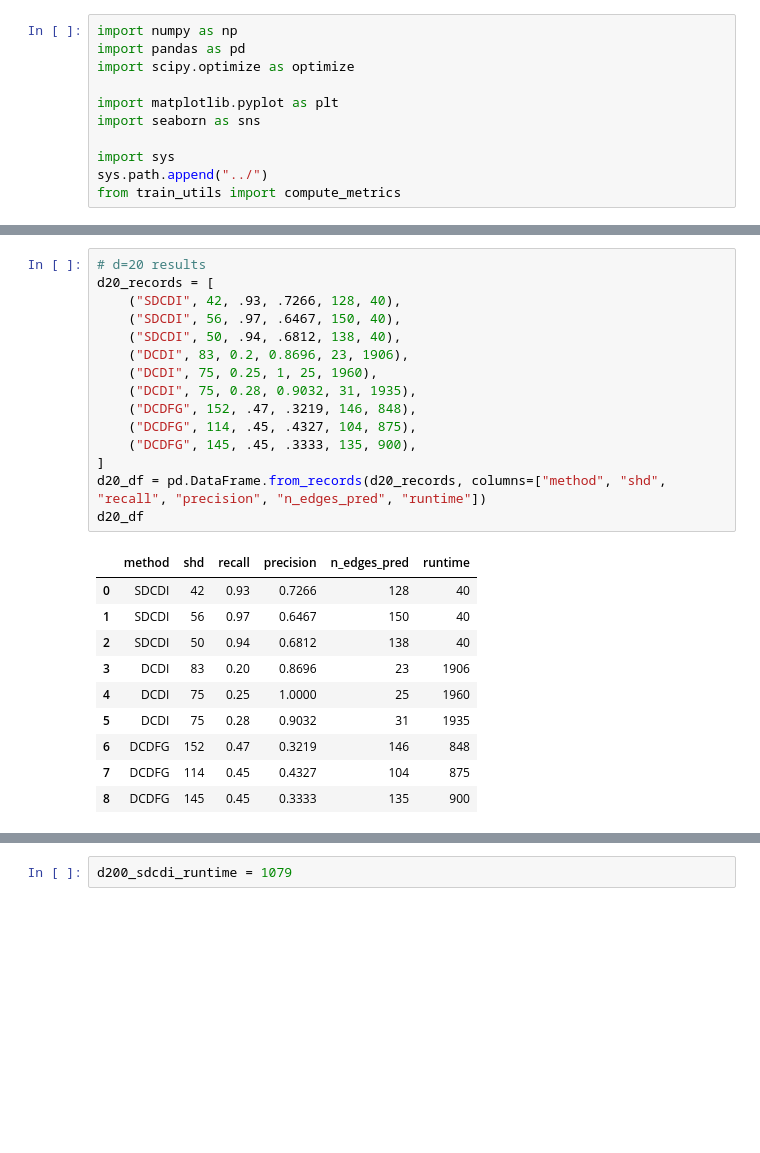
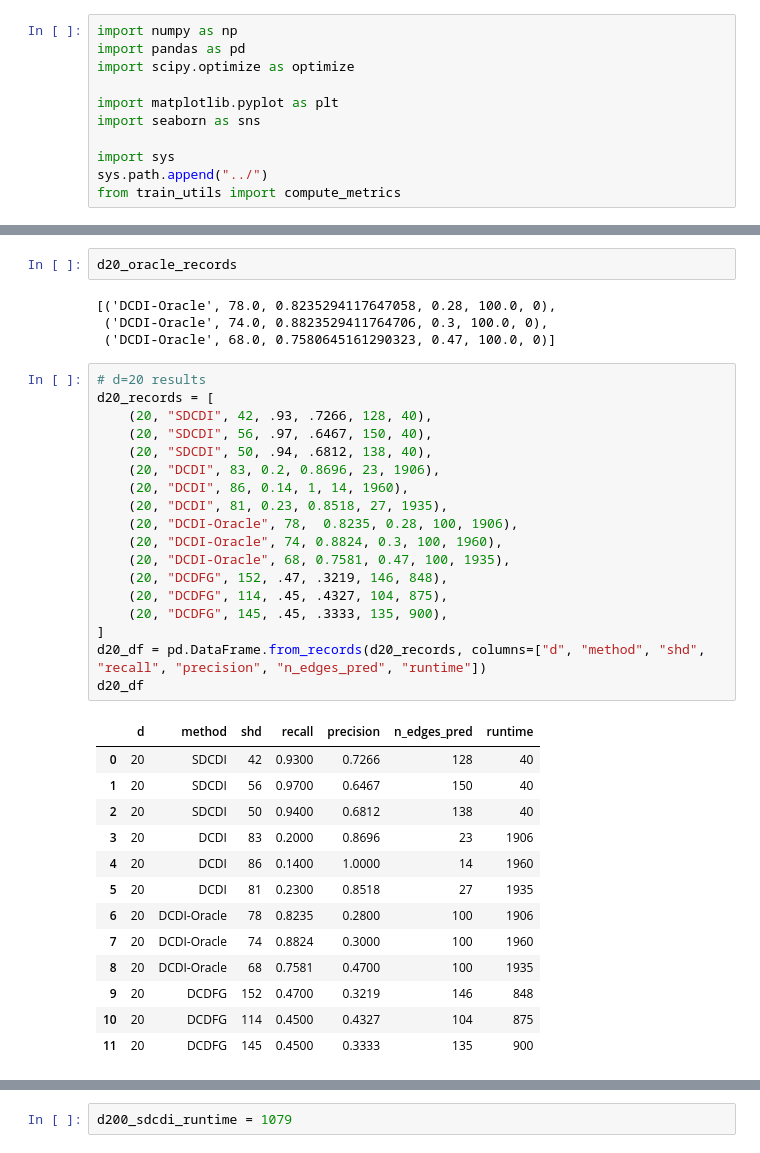
Before and after one commit to azizilab/sdcd, a Jupyter notebook: notebooks/fig_generation.ipynb, the cells around one changed output, grey strips where cells are left out. Cells and saved outputs as stored; diff of their text form; blank space fills up the shorter version.

```diff
--- a/notebooks/fig_generation.ipynb
+++ b/notebooks/fig_generation.ipynb
@@ -40,29 +45,41 @@ for seed in [0]:
+# %%
+d20_oracle_records
+# %% [output]
+[('DCDI-Oracle', 78.0, 0.8235294117647058, 0.28, 100.0, 0),
+ ('DCDI-Oracle', 74.0, 0.8823529411764706, 0.3, 100.0, 0),
+ ('DCDI-Oracle', 68.0, 0.7580645161290323, 0.47, 100.0, 0)]
 # %%
 # d=20 results
 d20_records = [
-    ("SDCDI", 42, .93, .7266, 128, 40),
-    ("SDCDI", 56, .97, .6467, 150, 40),
-    ("SDCDI", 50, .94, .6812, 138, 40),
-    ("DCDI", 83, 0.2, 0.8696, 23, 1906),
-    ("DCDI", 75, 0.25, 1, 25, 1960),
-    ("DCDI", 75, 0.28, 0.9032, 31, 1935),
-    ("DCDFG", 152, .47, .3219, 146, 848),
-    ("DCDFG", 114, .45, .4327, 104, 875),
-    ("DCDFG", 145, .45, .3333, 135, 900),
+    (20, "SDCDI", 42, .93, .7266, 128, 40),
+    (20, "SDCDI", 56, .97, .6467, 150, 40),
+    (20, "SDCDI", 50, .94, .6812, 138, 40),
+    (20, "DCDI", 83, 0.2, 0.8696, 23, 1906),
+    (20, "DCDI", 86, 0.14, 1, 14, 1960),
+    (20, "DCDI", 81, 0.23, 0.8518, 27, 1935),
+    (20, "DCDI-Oracle", 78,  0.8235, 0.28, 100, 1906),
+    (20, "DCDI-Oracle", 74, 0.8824, 0.3, 100, 1960),
+    (20, "DCDI-Oracle", 68, 0.7581, 0.47, 100, 1935),
+    (20, "DCDFG", 152, .47, .3219, 146, 848),
+    (20, "DCDFG", 114, .45, .4327, 104, 875),
+    (20, "DCDFG", 145, .45, .3333, 135, 900),
 ]
-d20_df = pd.DataFrame.from_records(d20_records, columns=["method", "shd", "recall", "precision", "n_edges_pred", "runtime"])
+d20_df = pd.DataFrame.from_records(d20_records, columns=["d", "method", "shd", "recall", "precision", "n_edges_pred", "runtime"])
 d20_df
 # %% [output]
-|  | method | shd | recall | precision | n_edges_pred | runtime |
-| 0 | SDCDI | 42 | 0.93 | 0.7266 | 128 | 40 |
-| 1 | SDCDI | 56 | 0.97 | 0.6467 | 150 | 40 |
-| 2 | SDCDI | 50 | 0.94 | 0.6812 | 138 | 40 |
-| 3 | DCDI | 83 | 0.20 | 0.8696 | 23 | 1906 |
-| 4 | DCDI | 75 | 0.25 | 1.0000 | 25 | 1960 |
-| 5 | DCDI | 75 | 0.28 | 0.9032 | 31 | 1935 |
-| 6 | DCDFG | 152 | 0.47 | 0.3219 | 146 | 848 |
-| 7 | DCDFG | 114 | 0.45 | 0.4327 | 104 | 875 |
-| 8 | DCDFG | 145 | 0.45 | 0.3333 | 135 | 900 |
+|  | d | method | shd | recall | precision | n_edges_pred | runtime |
+| 0 | 20 | SDCDI | 42 | 0.9300 | 0.7266 | 128 | 40 |
+| 1 | 20 | SDCDI | 56 | 0.9700 | 0.6467 | 150 | 40 |
+| 2 | 20 | SDCDI | 50 | 0.9400 | 0.6812 | 138 | 40 |
+| 3 | 20 | DCDI | 83 | 0.2000 | 0.8696 | 23 | 1906 |
+| 4 | 20 | DCDI | 86 | 0.1400 | 1.0000 | 14 | 1960 |
+| 5 | 20 | DCDI | 81 | 0.2300 | 0.8518 | 27 | 1935 |
+| 6 | 20 | DCDI-Oracle | 78 | 0.8235 | 0.2800 | 100 | 1906 |
+| 7 | 20 | DCDI-Oracle | 74 | 0.8824 | 0.3000 | 100 | 1960 |
+| 8 | 20 | DCDI-Oracle | 68 | 0.7581 | 0.4700 | 100 | 1935 |
+| 9 | 20 | DCDFG | 152 | 0.4700 | 0.3219 | 146 | 848 |
+| 10 | 20 | DCDFG | 114 | 0.4500 | 0.4327 | 104 | 875 |
+| 11 | 20 | DCDFG | 145 | 0.4500 | 0.3333 | 135 | 900 |
 # %%
 fig, ax = plt.subplots()
 ax = sns.barplot(d20_df, x="method", y="shd", hue="method", dodge=False)
```
Also changed, not shown: parts of 18 cells of this notebook, 1 other file.
